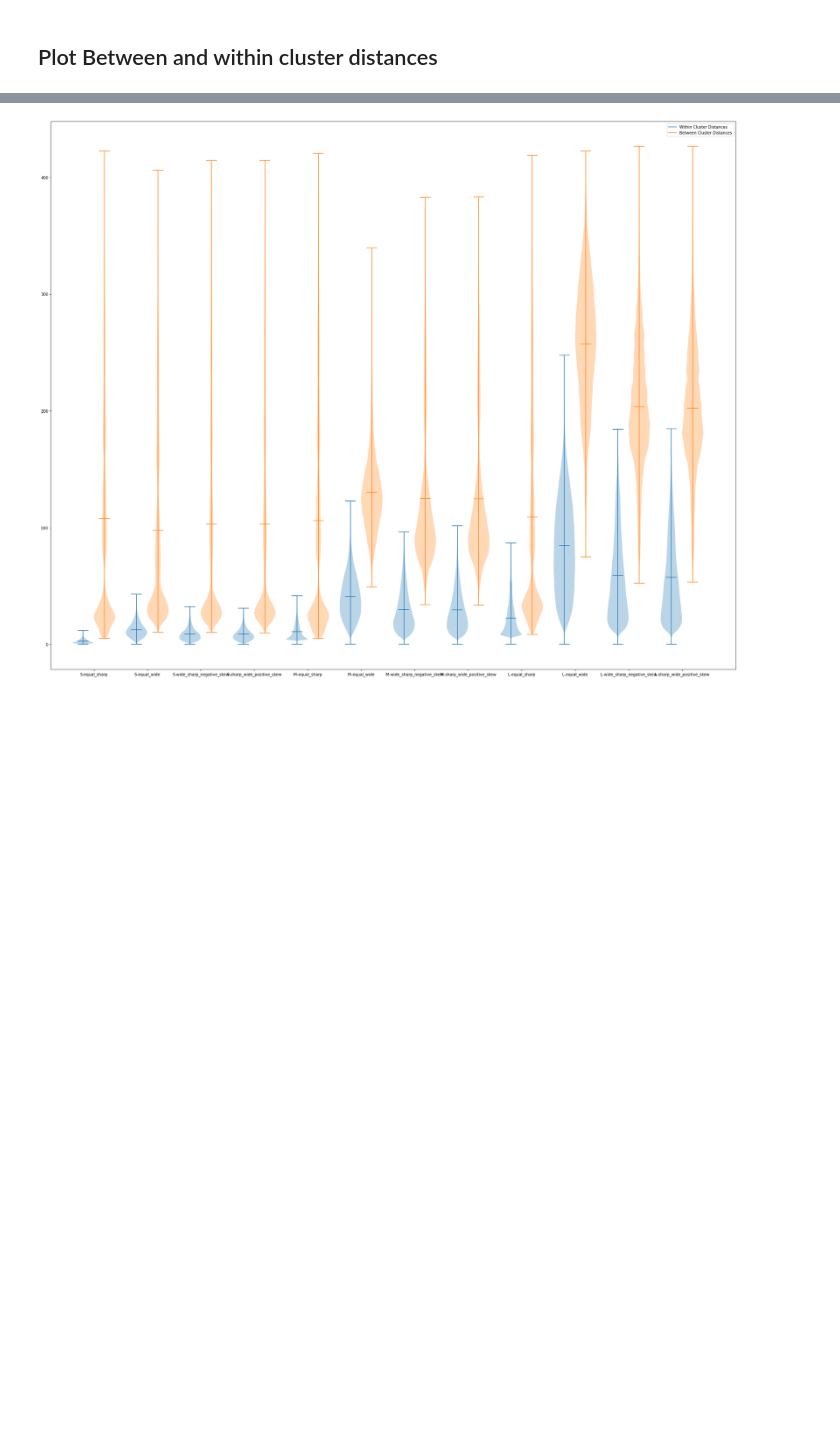
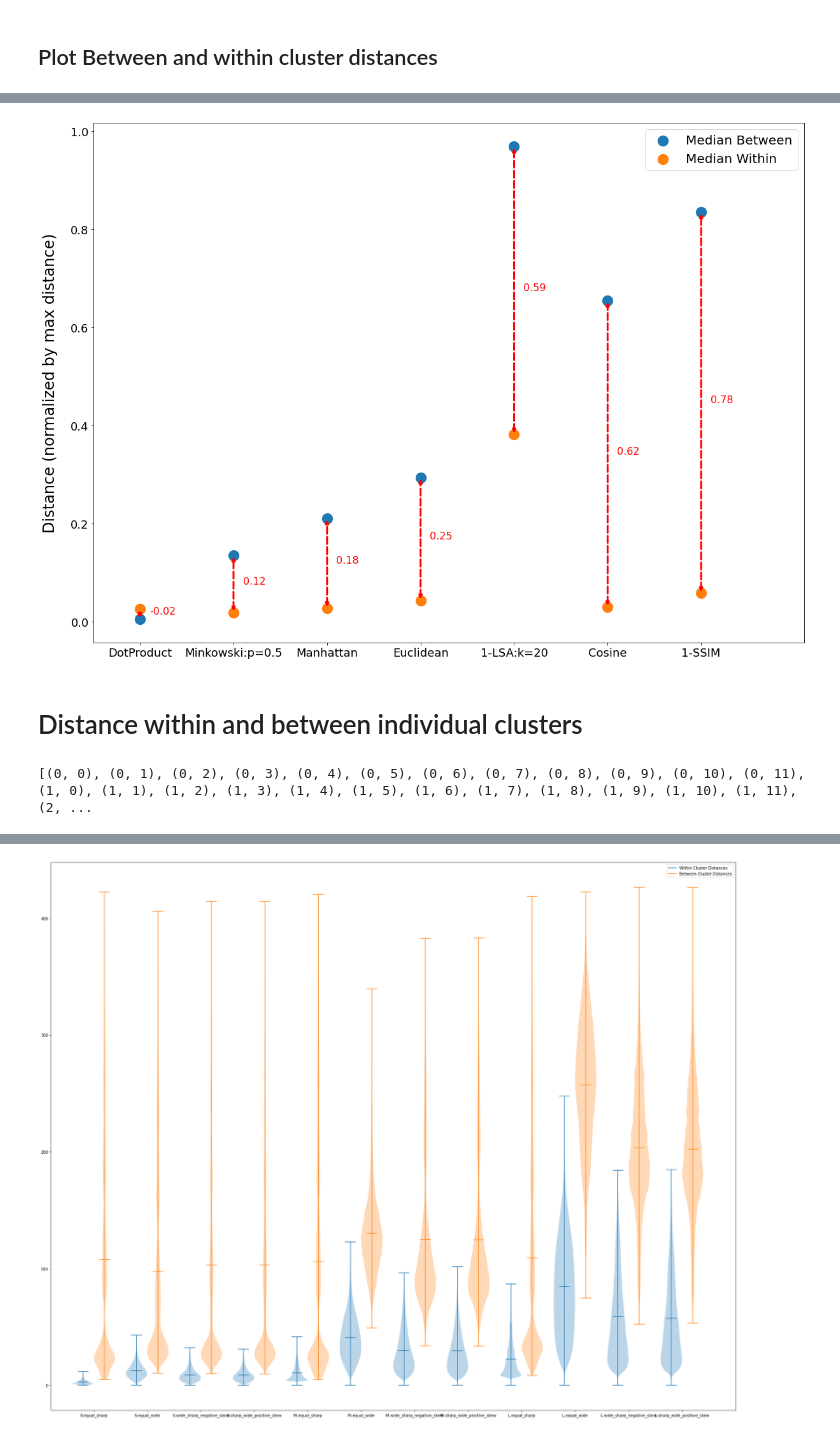
Before and after one commit to paulovic96/Burst_Clustering, a Jupyter notebook: spectral_clustering_analysis.ipynb, the cells around one changed output, grey strips where cells are left out. Saved outputs shown, nothing was run; the diff lists cells and outputs as text; code cells hidden in the pictures; blank space fills up the shorter version.

```diff
--- a/spectral_clustering_analysis.ipynb
+++ b/spectral_clustering_analysis.ipynb
@@ -311,0 +364,2 @@ plt.savefig(savefile)
+# %%
+matrix_list = [dist_matrix_minkowski, dist_matrix_euclidean,dist_matrix_manhattan, dist_matrix_dot, dist_matrix_cos, dist_matrix_SSIM, (1-dist_matrix_local_scaled)]
@@ -311,0 +385,3 @@ plt.savefig(savefile)
+# %%
+scaled_within_medians = [within_medians[i]/np.round(max_value) for i, max_value in enumerate(max_values)]
+scaled_between_medians = [between_medians[i]/np.round(max_value) for i, max_value in enumerate(max_values)]
@@ -311,0 +395,39 @@ plt.savefig(savefile)
+# %%
+save_file = "comparison_of_median_distance_for_metrics"
+# %%
+fig, ax = plt.subplots(figsize = (20,15))
+
+
+distances = ["Minkowski:p=0.5", "Euclidean", "Manhattan", "DotProduct", "Cosine", "1-SSIM", "1-LSA:k=20"]
+distances_sorted = np.asarray(distances)[smallest_to_largest_distance]
+scaled_between_medians_sorted = np.asarray(scaled_between_medians)[smallest_to_largest_distance]
+scaled_within_medians_sorted = np.asarray(scaled_within_medians)[smallest_to_largest_distance]
+
+ax.scatter(distances_sorted,scaled_between_medians_sorted, lw=5, label = "Median Between", marker='o',s= 150)
+ax.scatter(distances_sorted,scaled_within_medians_sorted, lw=5, label = "Median Within",marker='o', s= 150)
+
+
+#differ_lines = []
+medians = zip(scaled_within_medians_sorted, scaled_between_medians_sorted)
+
+for i, j in zip(range(len(distances)),medians):
+    pair = [(i, j[0]), (i, j[1])]
+    differ_lines.append(pair)
+    ax.annotate(s='', xy=(i,j[1]), xytext=(i,j[0]), arrowprops=dict(arrowstyle='<|-|>',lw= 3,ls="dashed", color="red"))
+    ax.annotate('%.2f' % (j[1]-j[0]), (i + 0.1,j[0] + (j[1]-j[0])*0.5), fontsize=16, color="red")
+#linecoll = matcoll.LineCollection(differ_lines, colors='k', linestyles = 'dashed')
+#ax.add_collection(linecoll)
+
+
+ax.legend(fontsize= 20)
+
+ax.tick_params(axis='y',labelsize=18)
+ax.tick_params(axis="x", labelsize = 18)
+ax.set_ylabel(matrix_info, fontsize = 24,labelpad = 20)
+ax.set_xticks(range(0, len(distances)))
+ax.set_xlim((-0.5, len(distances)+0.1))
+plt.savefig(save_file)
+# %% [output]
+[figure, added]
+# %% [markdown]
+# Distance within and between individual clusters
@@ -311,0 +443,4 @@ plt.savefig(savefile)
+# %%
+print(list(product(clusters, repeat=2)))
+# %% [output]
+[(0, 0), (0, 1), (0, 2), (0, 3), (0, 4), (0, 5), (0, 6), (0, 7), (0, 8), (0, 9), (0, 10), (0, 11), (1, 0), (1, 1), (1, 2), (1, 3), (1, 4), (1, 5), (1, 6), (1, 7), (1, 8), (1, 9), (1, 10), (1, 11), (2, ...
```
Also changed, not shown: parts of 60 cells of this notebook, 2 other files.
